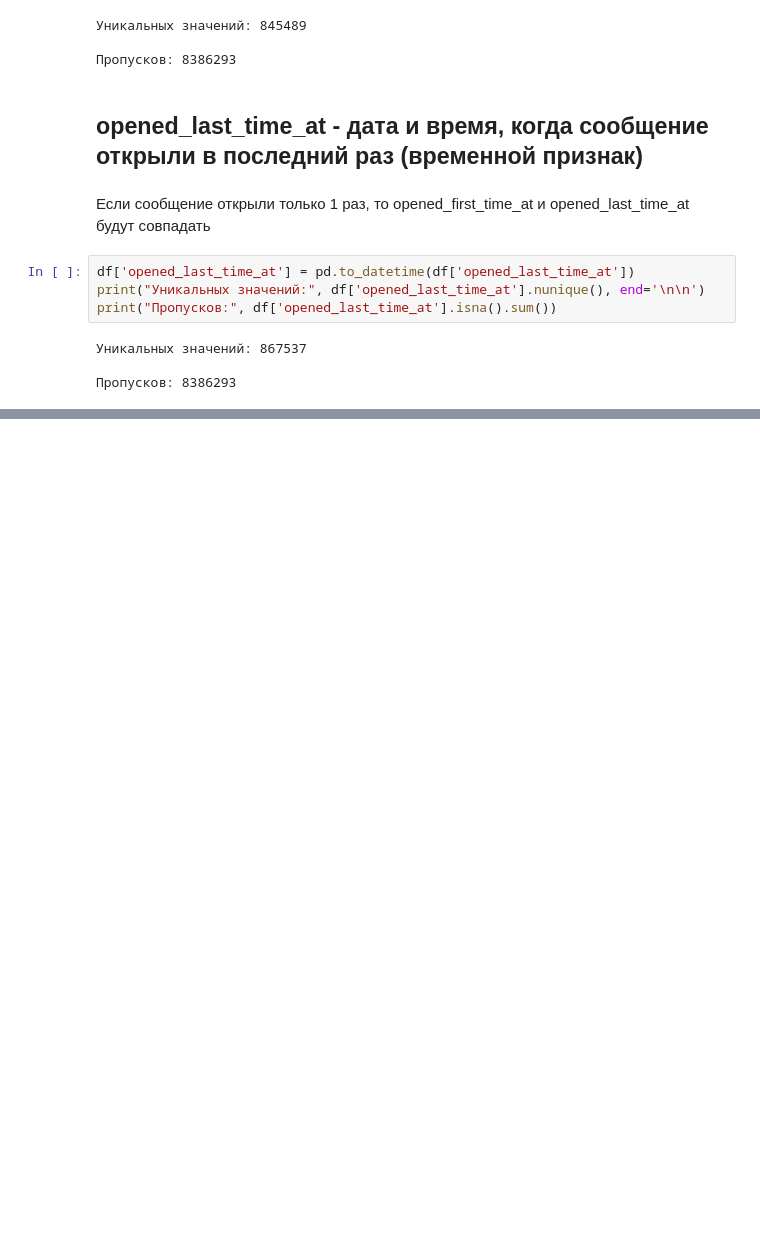
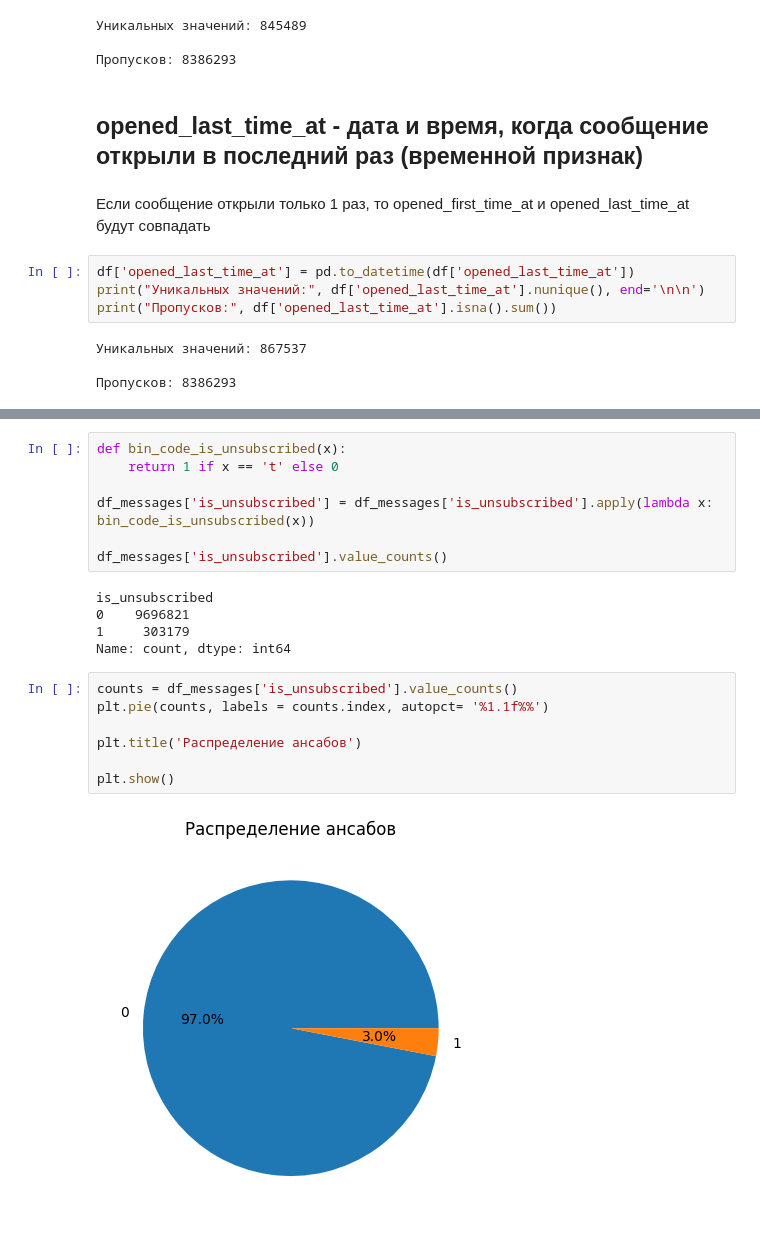
Before and after one commit to shmul999/ML_GP, a Jupyter notebook: code/gp.ipynb, the cells around one changed output, grey strips where cells are left out. Drawn from its saved outputs; the diff is of its cells as text; blank space fills up the shorter version.

```diff
--- a/code/gp.ipynb
+++ b/code/gp.ipynb
@@ -557,0 +632,21 @@ df.sample(10)
+# %%
+def bin_code_is_unsubscribed(x):
+    return 1 if x == 't' else 0
+
+df_messages['is_unsubscribed'] = df_messages['is_unsubscribed'].apply(lambda x: bin_code_is_unsubscribed(x))
+
+df_messages['is_unsubscribed'].value_counts()
+# %% [output]
+is_unsubscribed
+0    9696821
+1     303179
+Name: count, dtype: int64
+# %%
+counts = df_messages['is_unsubscribed'].value_counts()
+plt.pie(counts, labels = counts.index, autopct= '%1.1f%%')
+
+plt.title('Распределение ансабов')
+
+plt.show()
+# %% [output]
+[figure, added]
```
Also changed, not shown: parts of 40 cells of this notebook.
